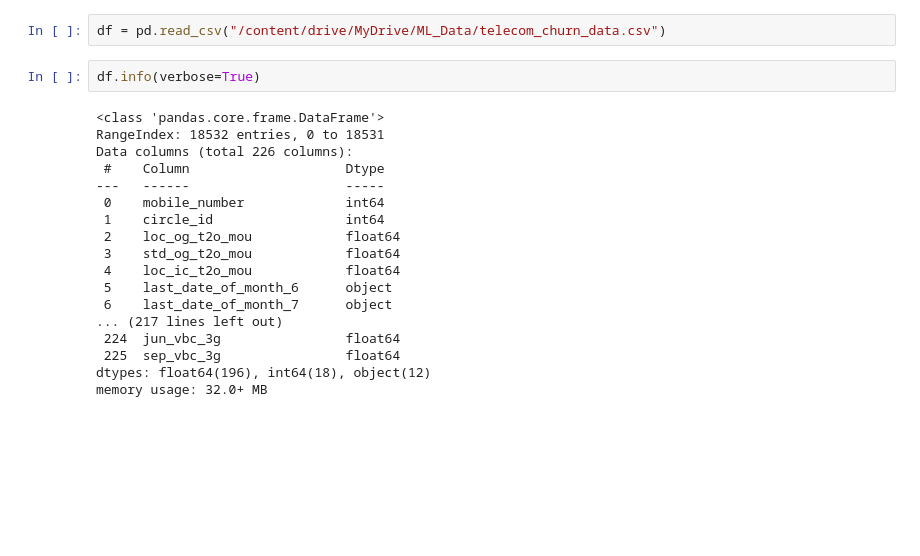
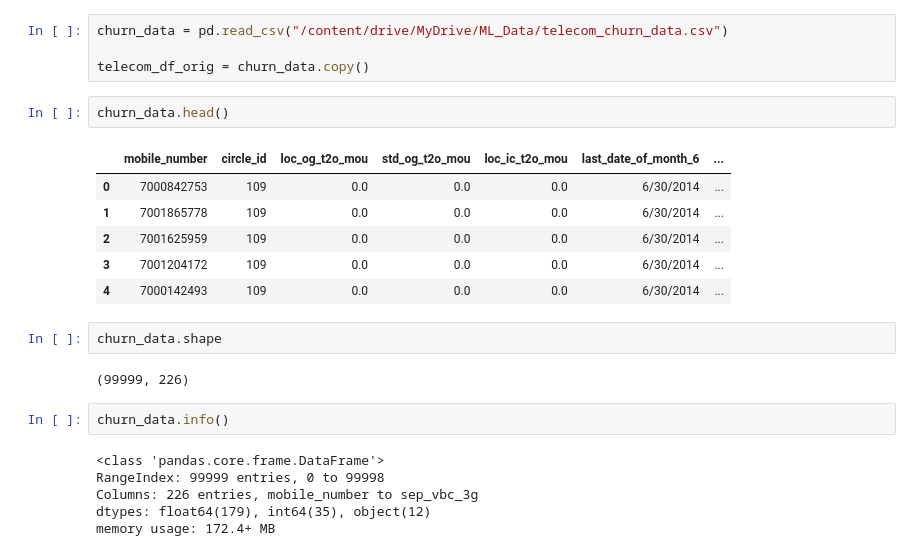
Before and after one commit to khaiwalVikrant/ai_ml_practice, a Jupyter notebook: operator_churn_model.ipynb, the cells around one changed output. Drawn from its saved outputs; the diff is of its cells as text; blank space fills up the shorter version.

```diff
--- a/operator_churn_model.ipynb
+++ b/operator_churn_model.ipynb
@@ -20,24 +22,27 @@ warnings.filterwarnings('ignore')
 # %% [output]
 Drive already mounted at /content/drive; to attempt to forcibly remount, call drive.mount("/content/drive", force_remount=True).
 # %%
-df = pd.read_csv("/content/drive/MyDrive/ML_Data/telecom_churn_data.csv")
+churn_data = pd.read_csv("/content/drive/MyDrive/ML_Data/telecom_churn_data.csv")
+
+telecom_df_orig = churn_data.copy()
-# %%
-df.info(verbose=True)
-# %% [output]
-<class 'pandas.core.frame.DataFrame'>
-RangeIndex: 18532 entries, 0 to 18531
-Data columns (total 226 columns):
- #    Column                    Dtype
----   ------                    -----
- 0    mobile_number             int64
- 1    circle_id                 int64
- 2    loc_og_t2o_mou            float64
- 3    std_og_t2o_mou            float64
- 4    loc_ic_t2o_mou            float64
- 5    last_date_of_month_6      object
- 6    last_date_of_month_7      object
-... (217 lines left out)
- 224  jun_vbc_3g                float64
- 225  sep_vbc_3g                float64
-dtypes: float64(196), int64(18), object(12)
-memory usage: 32.0+ MB
+# %%
+churn_data.head()
+# %% [output]
+|  | mobile_number | circle_id | loc_og_t2o_mou | std_og_t2o_mou | loc_ic_t2o_mou | last_date_of_month_6 | ... |
+| 0 | 7000842753 | 109 | 0.0 | 0.0 | 0.0 | 6/30/2014 | ... |
+| 1 | 7001865778 | 109 | 0.0 | 0.0 | 0.0 | 6/30/2014 | ... |
+| 2 | 7001625959 | 109 | 0.0 | 0.0 | 0.0 | 6/30/2014 | ... |
+| 3 | 7001204172 | 109 | 0.0 | 0.0 | 0.0 | 6/30/2014 | ... |
+| 4 | 7000142493 | 109 | 0.0 | 0.0 | 0.0 | 6/30/2014 | ... |
+# %%
+churn_data.shape
+# %% [output]
+(99999, 226)
+# %%
+churn_data.info()
+# %% [output]
+<class 'pandas.core.frame.DataFrame'>
+RangeIndex: 99999 entries, 0 to 99998
+Columns: 226 entries, mobile_number to sep_vbc_3g
+dtypes: float64(179), int64(35), object(12)
+memory usage: 172.4+ MB
```
Also changed, not shown: parts of 25 cells of this notebook.
